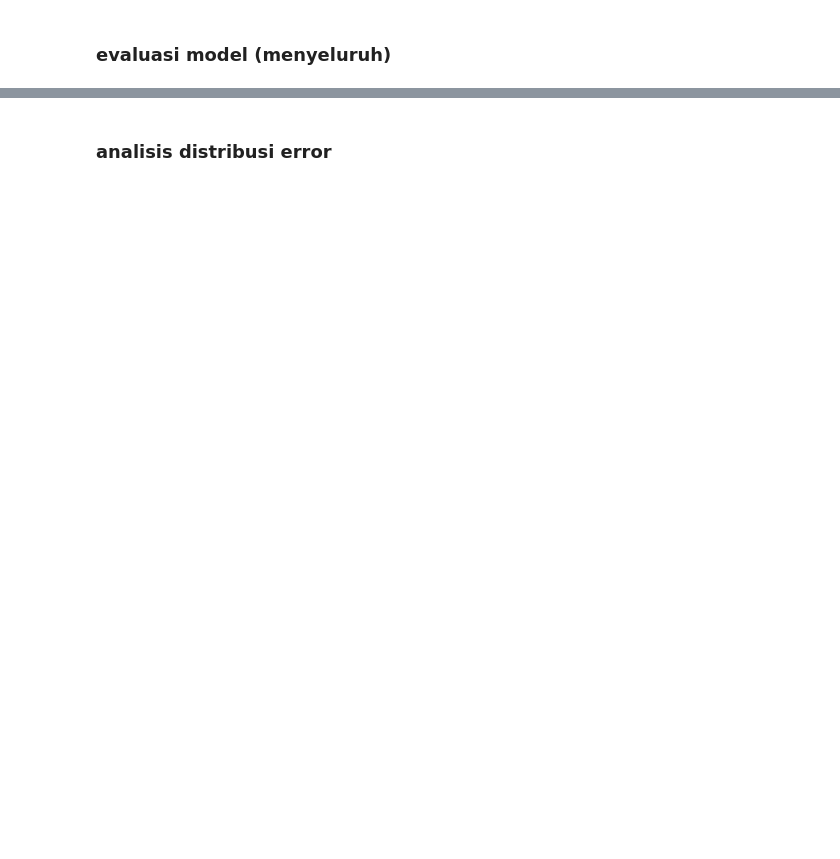
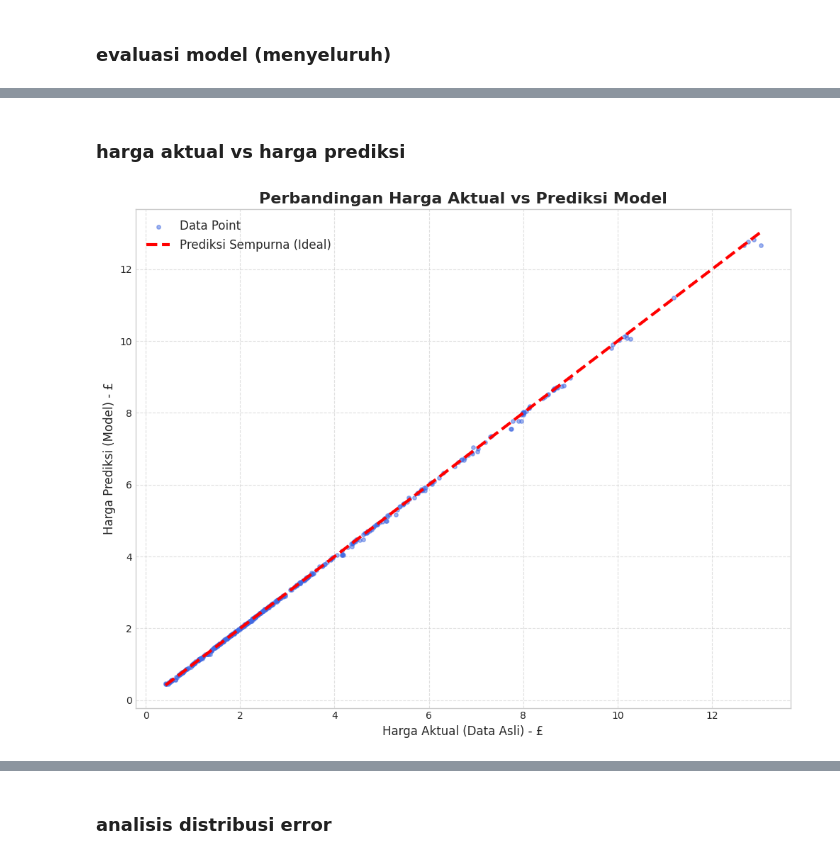
Before and after one commit to xProbe/jetto_presentasi_1.0, a Jupyter notebook: Presentasi_Data_EvaluationDeployment_fix.ipynb, the cells around one changed output, grey strips where cells are left out. Cells and saved outputs as stored; diff of their text form; code cells hidden in the pictures; blank space fills up the shorter version.

Commit message:
feat: perbaikan visualisasi & penghapusan model lightgbm

```diff
--- a/Presentasi_Data_EvaluationDeployment_fix.ipynb
+++ b/Presentasi_Data_EvaluationDeployment_fix.ipynb
@@ -123,0 +156,32 @@ print(f"Max Residual: £{np.max(residuals):.4f}")
+# %% [markdown]
+### harga aktual vs harga prediksi
+# %%
+import matplotlib.pyplot as plt
+import seaborn as sns
+import numpy as np
+
+# Set style
+sns.set_style("whitegrid")
+
+# Buat figure baru
+plt.figure(figsize=(10, 8))
+
+# Scatter Plot
+plt.scatter(y_full, y_pred, alpha=0.5, color='royalblue', s=15, label='Data Point')
+
+# Garis Ideal (Perfect Prediction)
+min_val = min(y_full.min(), y_pred.min())
+max_val = max(y_full.max(), y_pred.max())
+plt.plot([min_val, max_val], [min_val, max_val], 'r--', lw=3, label='Prediksi Sempurna (Ideal)')
+
+# Label dan Judul
+plt.title('Perbandingan Harga Aktual vs Prediksi Model', fontsize=16, fontweight='bold')
+plt.xlabel('Harga Aktual (Data Asli) - £', fontsize=12)
+plt.ylabel('Harga Prediksi (Model) - £', fontsize=12)
+plt.legend(fontsize=12)
+plt.grid(True, linestyle='--', alpha=0.6)
+
+plt.tight_layout()
+plt.show()
+# %% [output]
+[figure, added]
```
Also changed, not shown: parts of 22 cells of this notebook, 2 other files.
